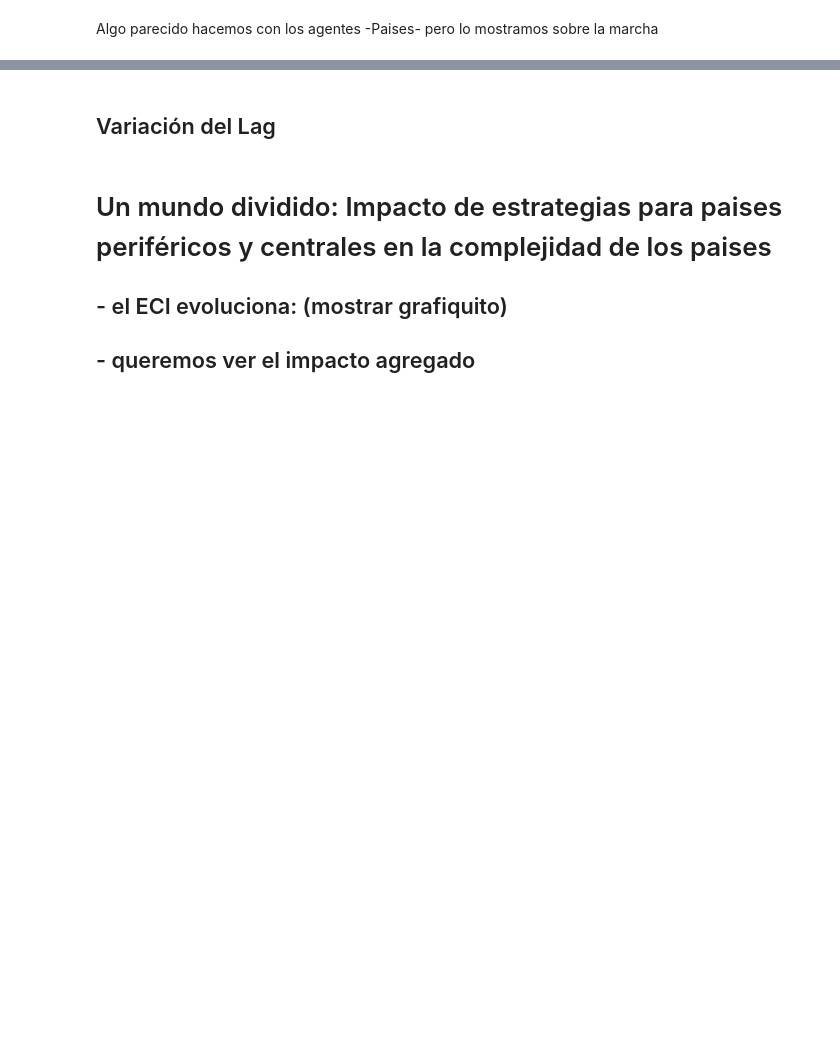
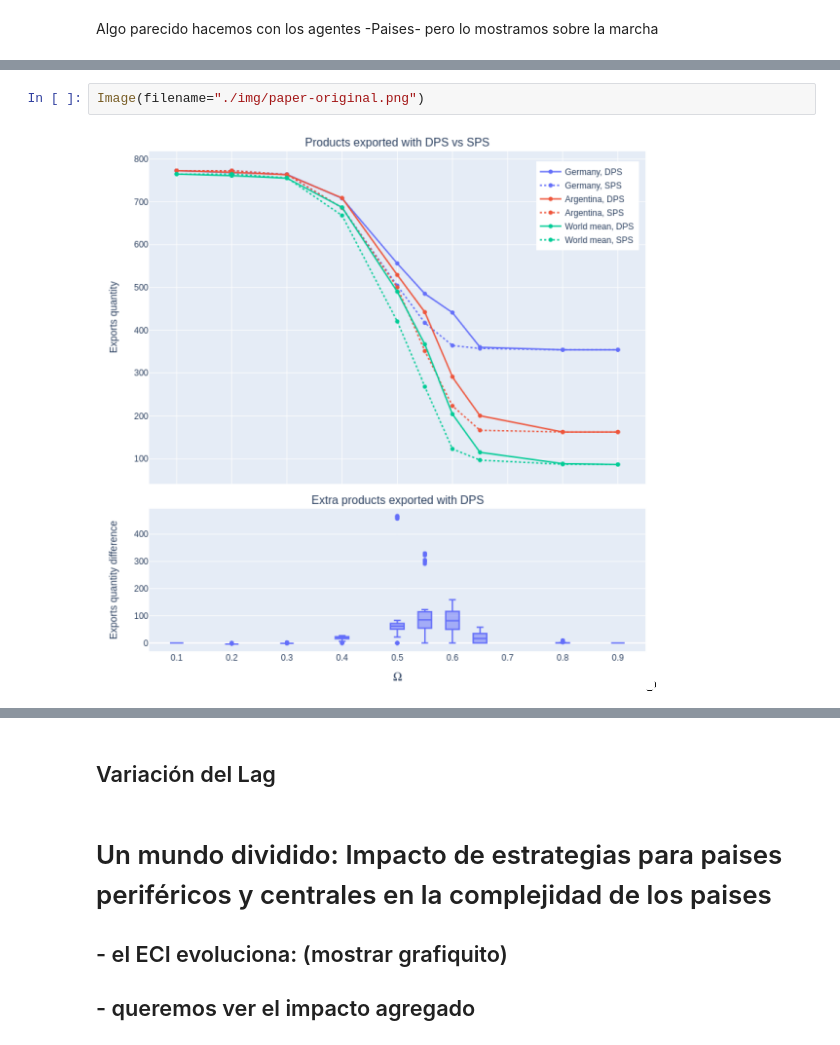
Before and after one commit to CatrielD/msscae-tp-final, a Jupyter notebook: Presentacion.ipynb, the cells around one changed output, grey strips where cells are left out. Drawn from its saved outputs; the diff is of its cells as text; blank space fills up the shorter version.

```diff
--- a/Presentacion.ipynb
+++ b/Presentacion.ipynb
@@ -91,0 +168,4 @@ M = build_M_from(rca)
+# %%
+Image(filename="./img/paper-original.png")
+# %% [output]
+[figure, added]
```
Also changed, not shown: parts of 23 cells of this notebook, 18 other files.
